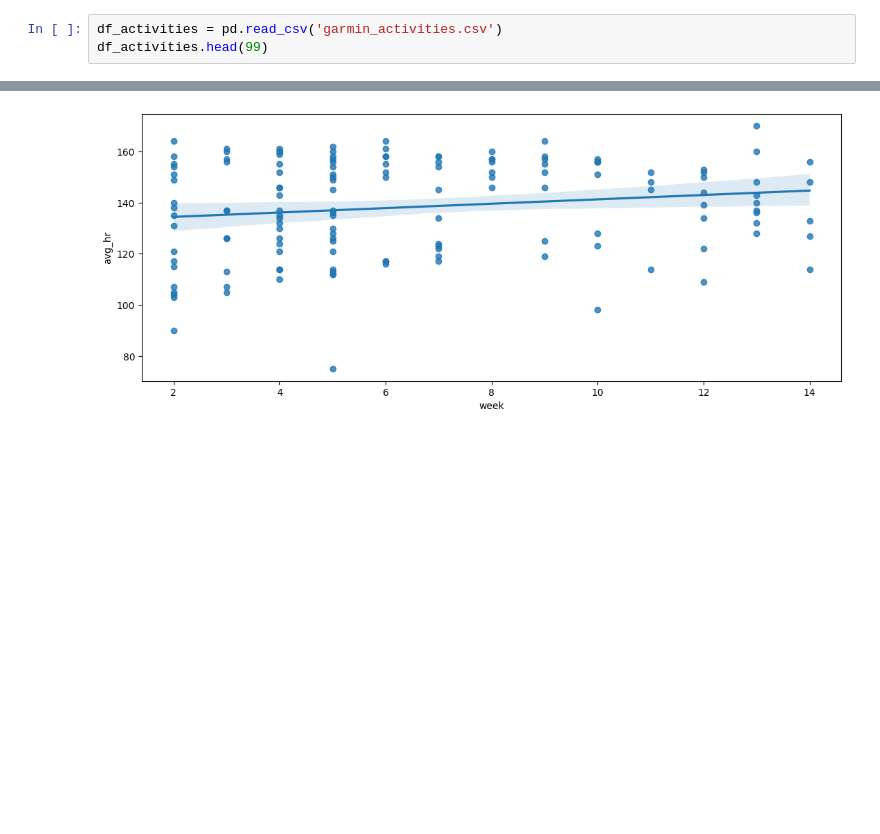
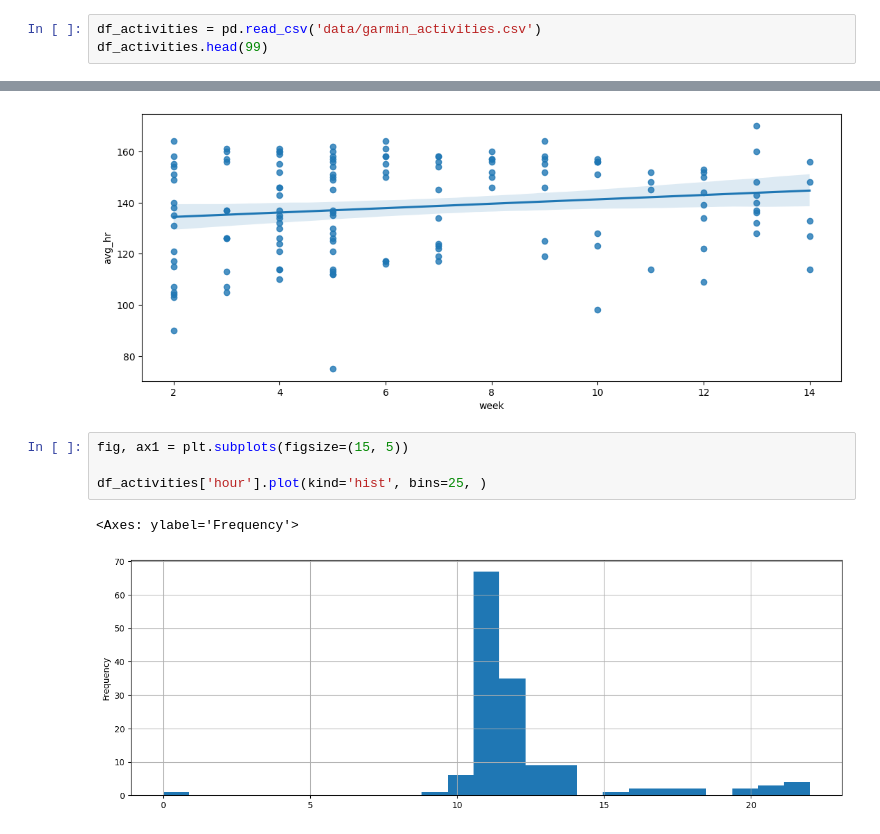
Before and after one commit to nsedler/Garmin-Analysis, a Jupyter notebook: garmin_activities_analysis.ipynb, the cells around one changed output, grey strips where cells are left out. Drawn from its saved outputs; the diff is of its cells as text; blank space fills up the shorter version.

```diff
--- a/garmin_activities_analysis.ipynb
+++ b/garmin_activities_analysis.ipynb
@@ -7,5 +11,5 @@ pd.set_option('display.max_columns', 999)
 # %%
-df_activities = pd.read_csv('garmin_activities.csv')
+df_activities = pd.read_csv('data/garmin_activities.csv')
 df_activities.head(99)
 # %% [output]
 |  | activity_id | name | description | type | course_id | laps | sport | sub_sport | training_effect | ... |
@@ -89,3 +93,10 @@ sns.regplot(data=df_activities, x='week', y='avg_hr',)
 # %% [output]
 <Axes: xlabel='week', ylabel='avg_hr'>
 [figure]
+# %%
+fig, ax1 = plt.subplots(figsize=(15, 5))
+
+df_activities['hour'].plot(kind='hist', bins=25, )
+# %% [output]
+<Axes: ylabel='Frequency'>
+[figure, added]
```
Also changed, not shown: parts of 3 cells of this notebook, 1 other file.
